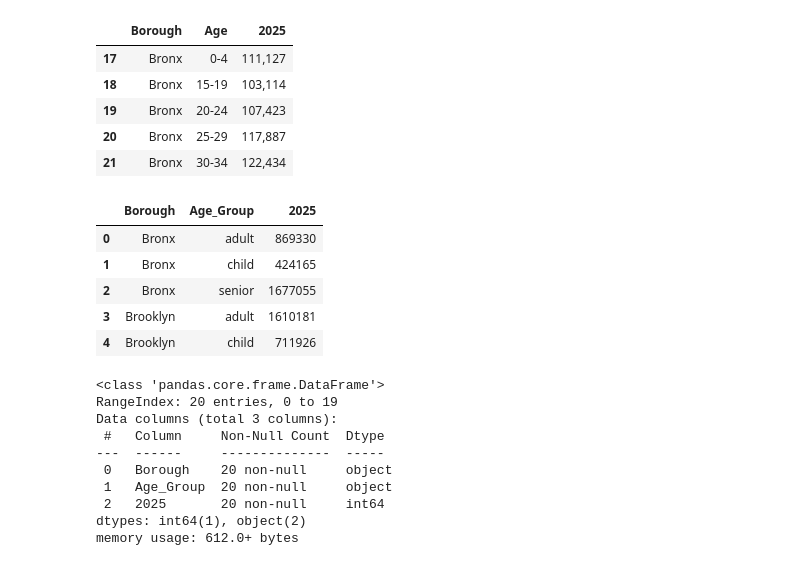
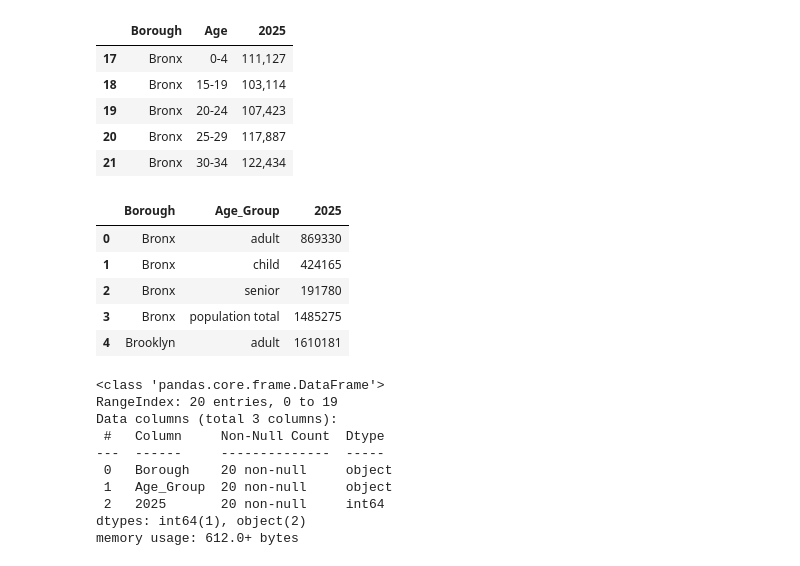
Before and after one commit to sophiacain11-jpg/sophiacain11-jpg.github.io, a Jupyter notebook: Project3.ipynb, the cells around one changed output. Drawn from its saved outputs; the diff is of its cells as text; code cells hidden in the pictures.

```diff
--- a/Project3.ipynb
+++ b/Project3.ipynb
@@ -231,6 +201,7 @@ NYC_pop_age_2025.head()
 
 import numpy as np
 
+# This should strip out an extra whitespaces.
 NYC_pop_age_2025["Age"] = NYC_pop_age_2025["Age"].str.strip()
 
 # I am converting the 2025 population column from an object to an integer and removing the commas so it will add nicely when I combine age groups.
@@ -253,36 +224,41 @@ adult = [
     "60-64",
 ]
 
 senior = ["65-69", "70-74", "75-79", "80-84", "85+"]
 
 # I am making a new variable with all three ranges to convert the rows later.
 age_groups = child + adult + senior
 
 # Here is where I am seleting the rows as the three age groups. After recieved an error, I added the default='unknown' to account for data that was not in the three groups.
 NYC_pop_age_2025["Age_Group"] = np.select(
     [
         NYC_pop_age_2025["Age"].isin(child),
         NYC_pop_age_2025["Age"].isin(adult),
         NYC_pop_age_2025["Age"].isin(senior),
     ],
     ["child", "adult", "senior"],
     default="unknown",
 )
 
 # I am using group by to combine the total of the age group rows by borough.
 NYC_pop_age_2025_grouped = NYC_pop_age_2025.groupby(
     ["Borough", "Age_Group"], as_index=False
 )["2025"].sum()
 
+# Change the rows displaying 'unknown' to say'Population Total".
+NYC_pop_age_2025_grouped["Age_Group"] = NYC_pop_age_2025_grouped["Age_Group"].replace(
+    "unknown", "population total"
+)
+
 # I am viewing the cleaned data.
 NYC_pop_age_2025_grouped.head()
 # %% [output]
 |  | Borough | Age_Group | 2025 |
 | 0 | Bronx | adult | 869330 |
 | 1 | Bronx | child | 424165 |
-| 2 | Bronx | senior | 1677055 |
-| 3 | Brooklyn | adult | 1610181 |
-| 4 | Brooklyn | child | 711926 |
+| 2 | Bronx | senior | 191780 |
+| 3 | Bronx | population total | 1485275 |
+| 4 | Brooklyn | adult | 1610181 |
 # %%
 # This is used to check what data type 2025 is because it would not add up correctly until I converted it to an integer.
 NYC_pop_age_2025_grouped.info()
```
Also changed, not shown: parts of 14 cells of this notebook.
